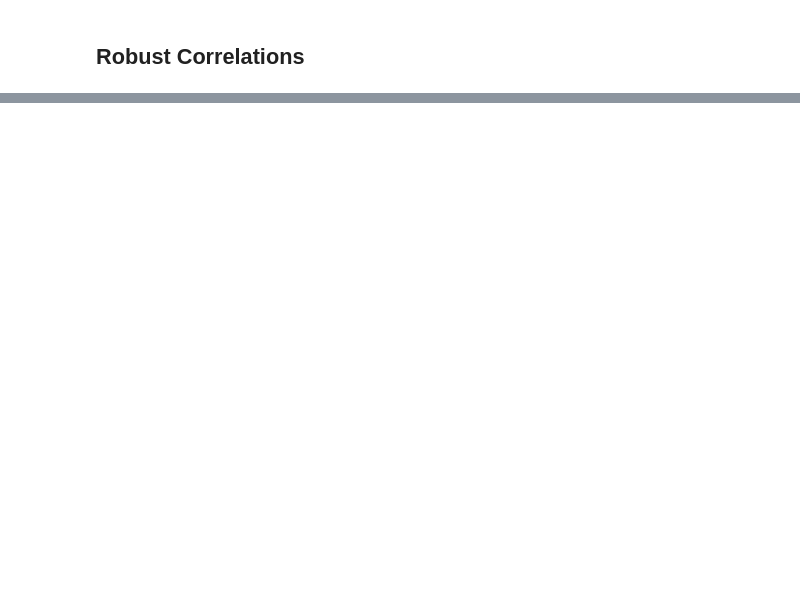
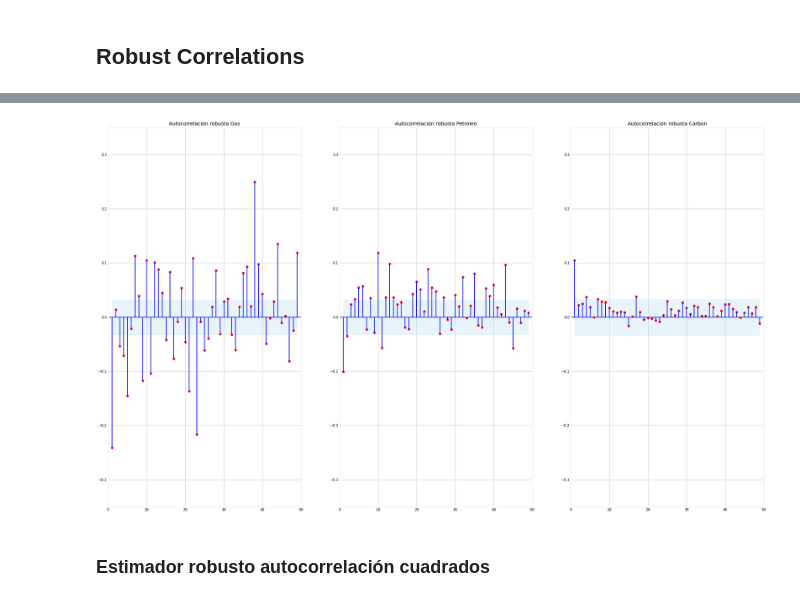
Before and after one commit to Cesuuur/energy-market-analysis, a Jupyter notebook: CompoundReturnAnalisys.ipynb, the cells around one changed output, grey strips where cells are left out. Drawn from its saved outputs; the diff is of its cells as text; code cells hidden in the pictures; blank space fills up the shorter version.

```diff
--- a/CompoundReturnAnalisys.ipynb
+++ b/CompoundReturnAnalisys.ipynb
@@ -488,6 +532,7 @@ for a in [1, 5, 10, 20, 40]:
         array[b], _ = stats.pearsonr(x, y)
     ax[0].plot(aX, array, label='lag={0}'.format(a))
     ax[0].legend(prop={'size': 45})
+    plot_max(aX, array, ax[0])
 ax[0].set_title('Gas')
 ax[0].set_facecolor('w')
 ax[0].tick_params(axis='both', labelsize=35)
@@ -501,6 +546,7 @@ for a in [1, 5, 10, 20, 40]:
         array[b], _ = stats.pearsonr(x, y)
     ax[1].plot(aX, array, label='lag={0}'.format(a))
     ax[1].legend(prop={'size': 45})
+    plot_max(aX, array, ax[1])
 ax[1].set_title('Petroleo')
 ax[1].set_facecolor('w')
 ax[1].tick_params(axis='both', labelsize=35)
@@ -514,6 +560,7 @@ for a in [1, 5, 10, 20, 40]:
         array[b], _ = stats.pearsonr(x, y)
     ax[2].plot(aX, array, label='lag={0}'.format(a))
     ax[2].legend(prop={'size': 45})
+    plot_max(aX, array, ax[2])
 ax[2].set_title('Carbon')
 ax[2].set_facecolor('w')
 ax[2].tick_params(axis='both', labelsize=35)
@@ -583,0 +732,39 @@ plt.show()
+# %%
+def robust_autocorrelation (x, lag):
+  '''
+  This function return the robust autocorrelation
+  '''
+  weight = ramsay_weights(x)
+  xmean = np.sum(x*weight)/np.sum(weight)
+  x = x - xmean
+  numerator = np.sum(x[:-lag]*x[lag:]*weight[:-lag]*weight[lag:])
+  denominator = np.sum(weight[:-lag]*weight[lag:])
+  return numerator/denominator
+# %%
+def plot_robust_autocorrelation(x, ax, title):
+  '''
+  This function plot the cross_corr between x and y and the 95% confidence interval
+  '''
+  ax.set_xlim([0,50])
+  ax.set_ylim([-.35,.35])
+  ax.set_title(title)
+  ax.axhline(0, color='blue', lw=2)
+  ax.plot(np.arange(1,50), [robust_autocorrelation(x, i) for i in np.arange(1,50)], lw=2, color='red', linestyle="", marker="o")
+  for i in np.arange(1,50):
+    add_vertical_line(ax, i, robust_autocorrelation(x, i))
+  ax.set_facecolor('w')
+  ax.fill_between(np.arange(1,50), 1.96/np.sqrt(len(x)), -1.96/np.sqrt(len(x)), color='skyblue', alpha=0.2)
+  ax.tick_params(axis='both')
+# %%
+fig, ax = plt.subplots(ncols=3, figsize=(30,20))
+
+# GAS #########################################################
+plot_robust_autocorrelation(gas_return, ax[0], 'Autocorrelación robusta Gas')
+# PETROLEO ####################################################
+plot_robust_autocorrelation(petroleo_return, ax[1], 'Autocorrelación robusta Petroleo')
+# CARBON ######################################################
+plot_robust_autocorrelation(carbon_return, ax[2], 'Autocorrelación robusta Carbon')
+# %% [output]
+[figure, added]
+# %% [markdown]
+### Estimador robusto autocorrelación cuadrados
```
Also changed, not shown: parts of 25 cells of this notebook.
